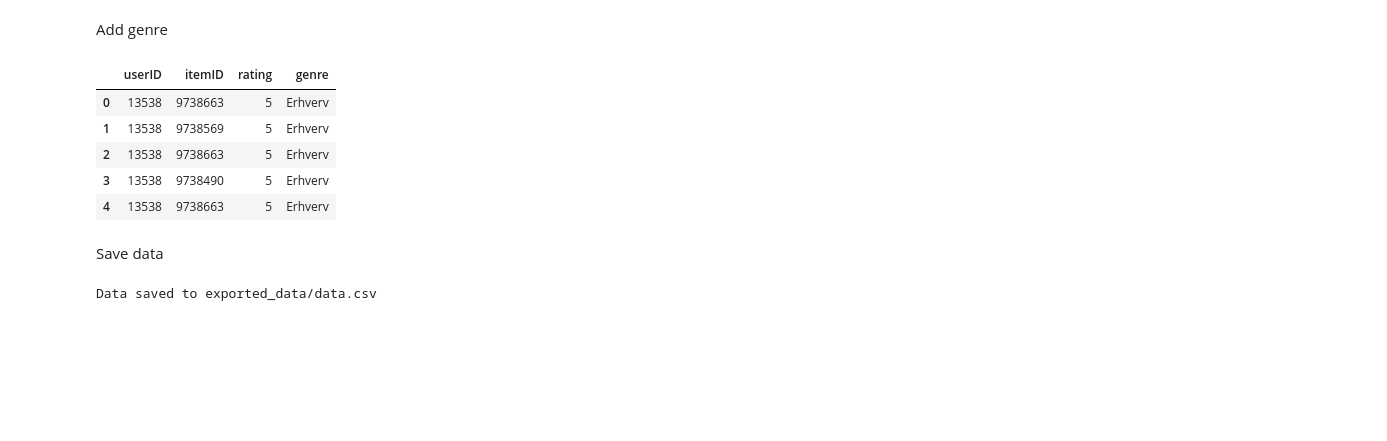
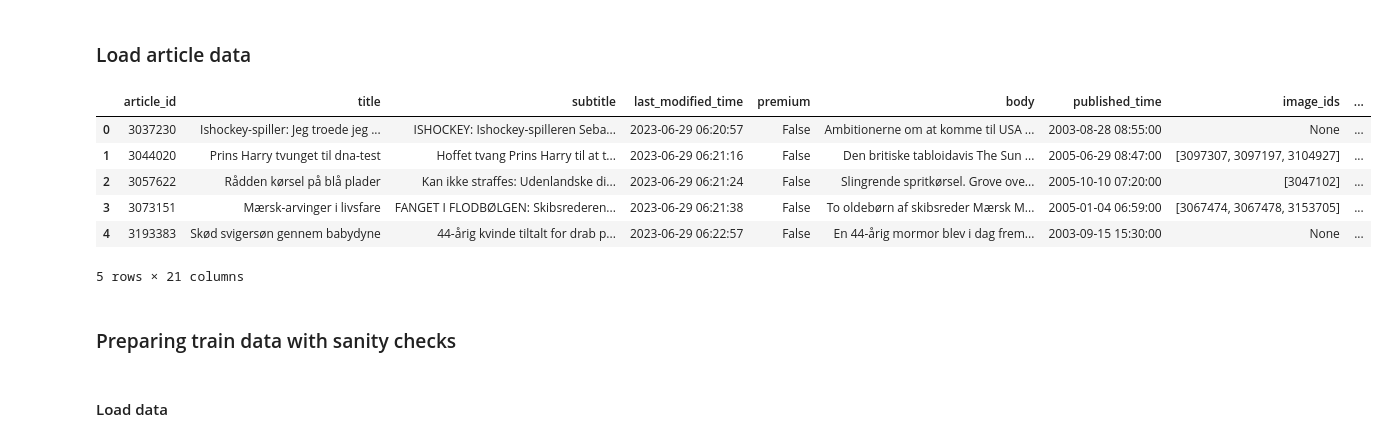
Before and after one commit to benceisonline/AAU-Project-6-Backend-2024, a Jupyter notebook: Collaborative_Filtering/LightFM_Dataprep.ipynb, the cells around one changed output. Drawn from its saved outputs; the diff is of its cells as text; code cells hidden in the pictures; blank space fills up the shorter version.

```diff
--- a/Collaborative_Filtering/LightFM_Dataprep.ipynb
+++ b/Collaborative_Filtering/LightFM_Dataprep.ipynb
@@ -262,36 +29,18 @@ There are rows where the 'topics' column contains empty arrays.
-# %% [markdown]
-Add genre
-# %%
-def extract_genre(topics):
-    if len(topics) > 0:
-        return topics[0]
-    else:
-        return None
-
-# Create the new "genre" column
-final_data_with_genre['genre'] = final_data_with_genre['topics'].apply(extract_genre)
-
-# Drop the redundant "topics" column
-final_data_with_genre.drop(columns=['topics'], inplace=True)
-
-# Display the first few rows of the updated dataframe
-final_data_with_genre.head()
-# %% [output]
-|  | userID | itemID | rating | genre |
-| 0 | 13538 | 9738663 | 5 | Erhverv |
-| 1 | 13538 | 9738569 | 5 | Erhverv |
-| 2 | 13538 | 9738663 | 5 | Erhverv |
-| 3 | 13538 | 9738490 | 5 | Erhverv |
-| 4 | 13538 | 9738663 | 5 | Erhverv |
-# %% [markdown]
-Save data
-# %%
-# Specify the file path where you want to save the CSV file
-file_path = "exported_data/data.csv"
-
-# Save the final_data dataframe to a CSV file
-final_data_with_genre.to_csv(file_path, index=False)
-
-print("Data saved to", file_path)
-# %% [output]
-Data saved to exported_data/data.csv
+# %% [markdown]
+### Load article data
+# %%
+# Load EBNeRD news dataset
+news = pd.read_parquet("./ebnerd_demo/articles.parquet")
+news.head()
+# %% [output]
+|  | article_id | title | subtitle | last_modified_time | premium | body | published_time | image_ids | ... |
+| 0 | 3037230 | Ishockey-spiller: Jeg troede jeg ... | ISHOCKEY: Ishockey-spilleren Seba... | 2023-06-29 06:20:57 | False | Ambitionerne om at komme til USA ... | 2003-08-28 08:55:00 | None | ... |
+| 1 | 3044020 | Prins Harry tvunget til dna-test | Hoffet tvang Prins Harry til at t... | 2023-06-29 06:21:16 | False | Den britiske tabloidavis The Sun ... | 2005-06-29 08:47:00 | [3097307, 3097197, 3104927] | ... |
+| 2 | 3057622 | Rådden kørsel på blå plader | Kan ikke straffes: Udenlandske di... | 2023-06-29 06:21:24 | False | Slingrende spritkørsel. Grove ove... | 2005-10-10 07:20:00 | [3047102] | ... |
+| 3 | 3073151 | Mærsk-arvinger i livsfare | FANGET I FLODBØLGEN: Skibsrederen... | 2023-06-29 06:21:38 | False | To oldebørn af skibsreder Mærsk M... | 2005-01-04 06:59:00 | [3067474, 3067478, 3153705] | ... |
+| 4 | 3193383 | Skød svigersøn gennem babydyne | 44-årig kvinde tiltalt for drab p... | 2023-06-29 06:22:57 | False | En 44-årig mormor blev i dag frem... | 2003-09-15 15:30:00 | None | ... |
+5 rows × 21 columns
+# %% [markdown]
+### Preparing train data with sanity checks
+# %% [markdown]
+#### Load data
```
Also changed, not shown: parts of 61 cells of this notebook, 8 other files.
